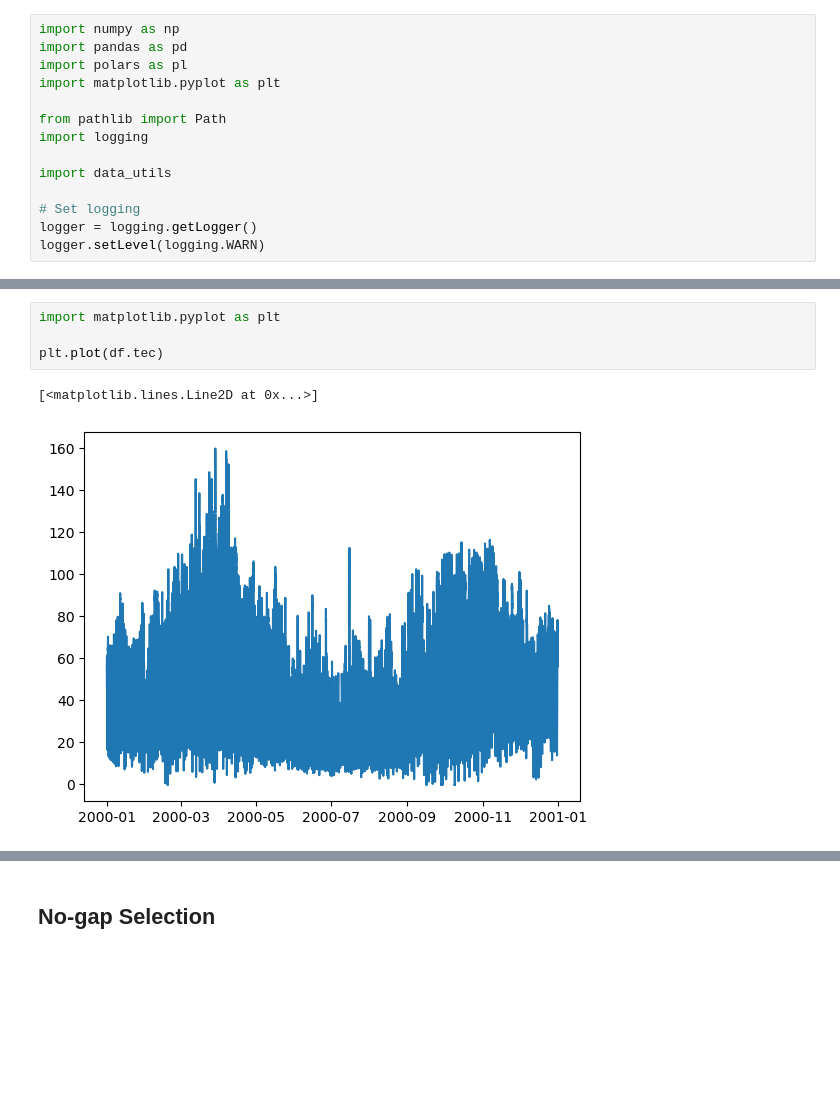
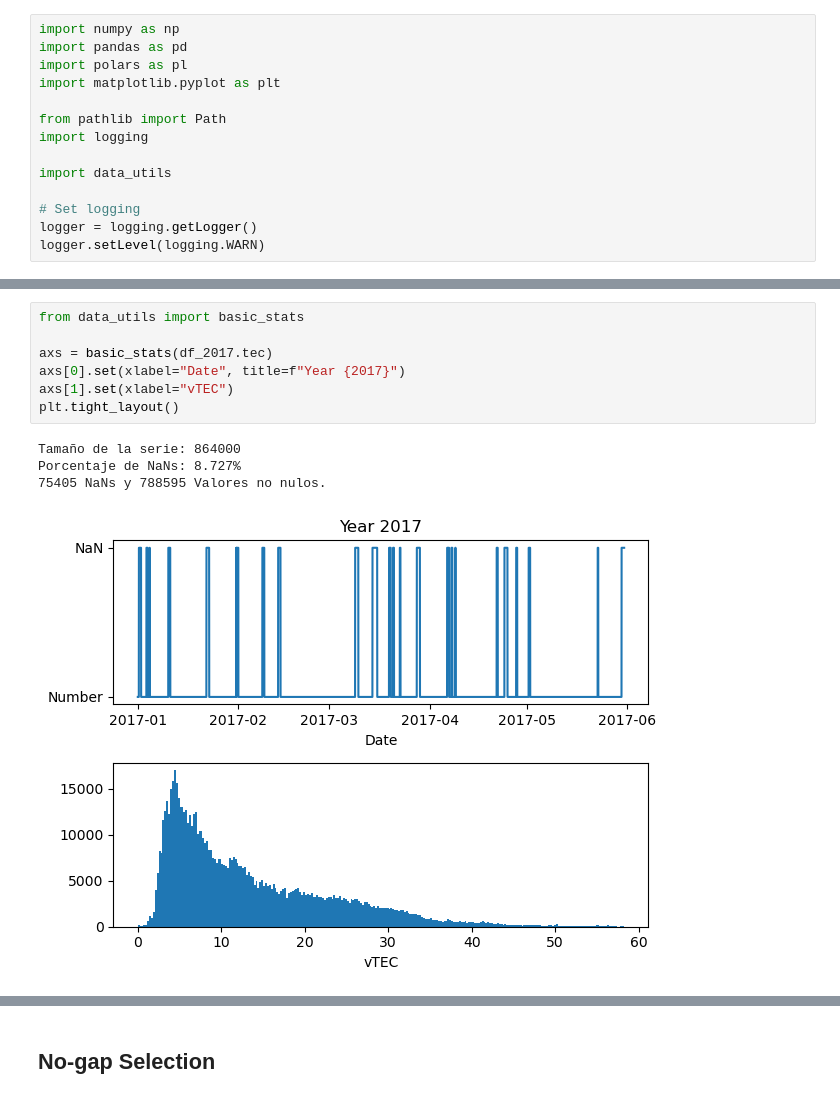
Before and after one commit to atuel96/cargar-estacion-tucu-tec, a Jupyter notebook: 01-load-and-combine-TEC-&-SYMH.ipynb, the cells around one changed output, grey strips where cells are left out. Saved outputs shown, nothing was run; the diff lists cells and outputs as text; blank space fills up the shorter version.

```diff
--- a/01-load-and-combine-TEC-&-SYMH.ipynb
+++ b/01-load-and-combine-TEC-&-SYMH.ipynb
@@ -36,7 +28,12 @@ array([<Axes: >, <Axes: >], dtype=object)
-# %%
-import matplotlib.pyplot as plt
-
-plt.plot(df.tec)
-# %% [output]
-[<matplotlib.lines.Line2D at 0x...>]
-[figure, removed]
+# %%
+from data_utils import basic_stats
+
+axs = basic_stats(df_2017.tec)
+axs[0].set(xlabel="Date", title=f"Year {2017}")
+axs[1].set(xlabel="vTEC")
+plt.tight_layout()
+# %% [output]
+Tamaño de la serie: 864000
+Porcentaje de NaNs: 8.727%
+75405 NaNs y 788595 Valores no nulos.
+[figure, added]
```
Also changed, not shown: parts of 12 cells of this notebook.
